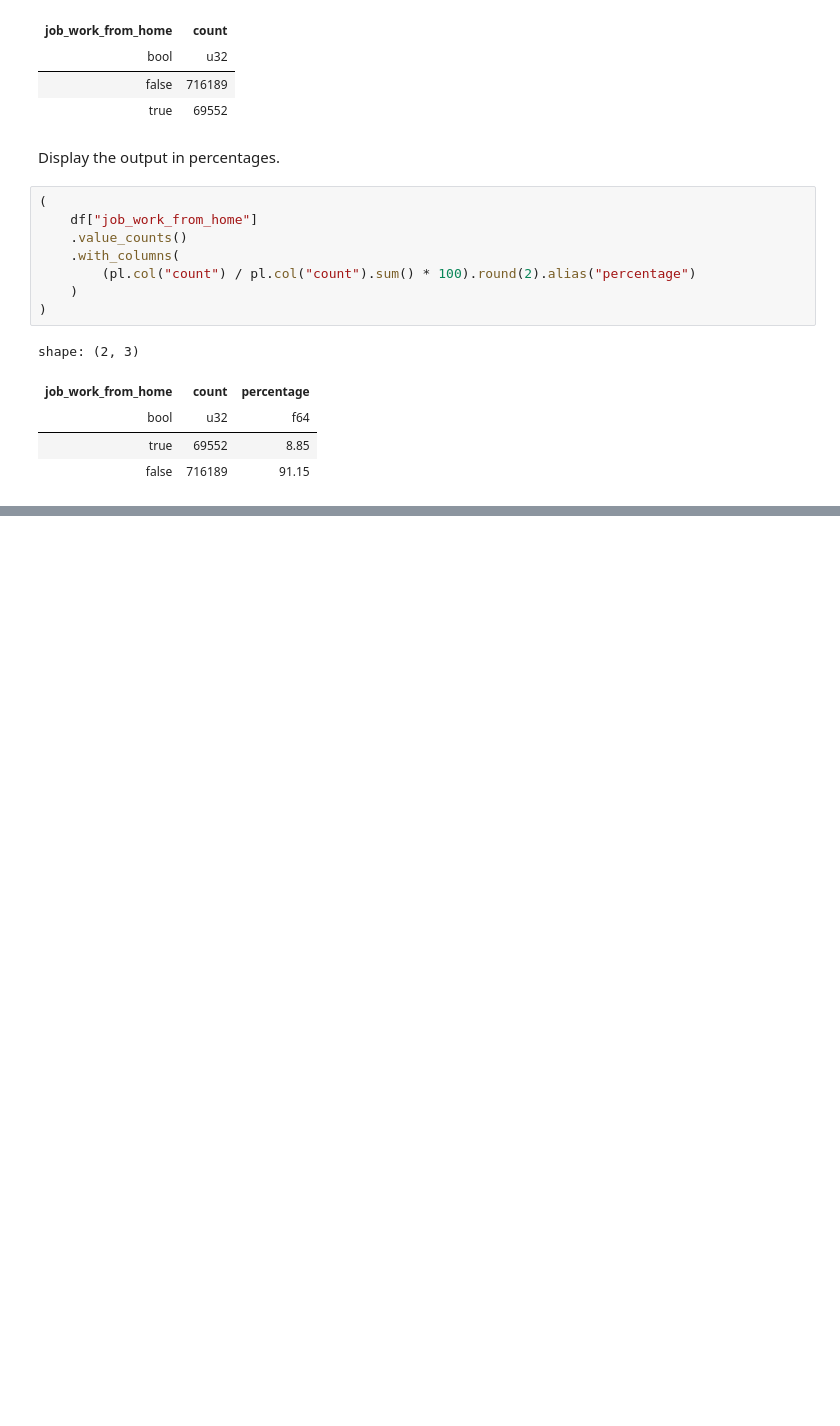
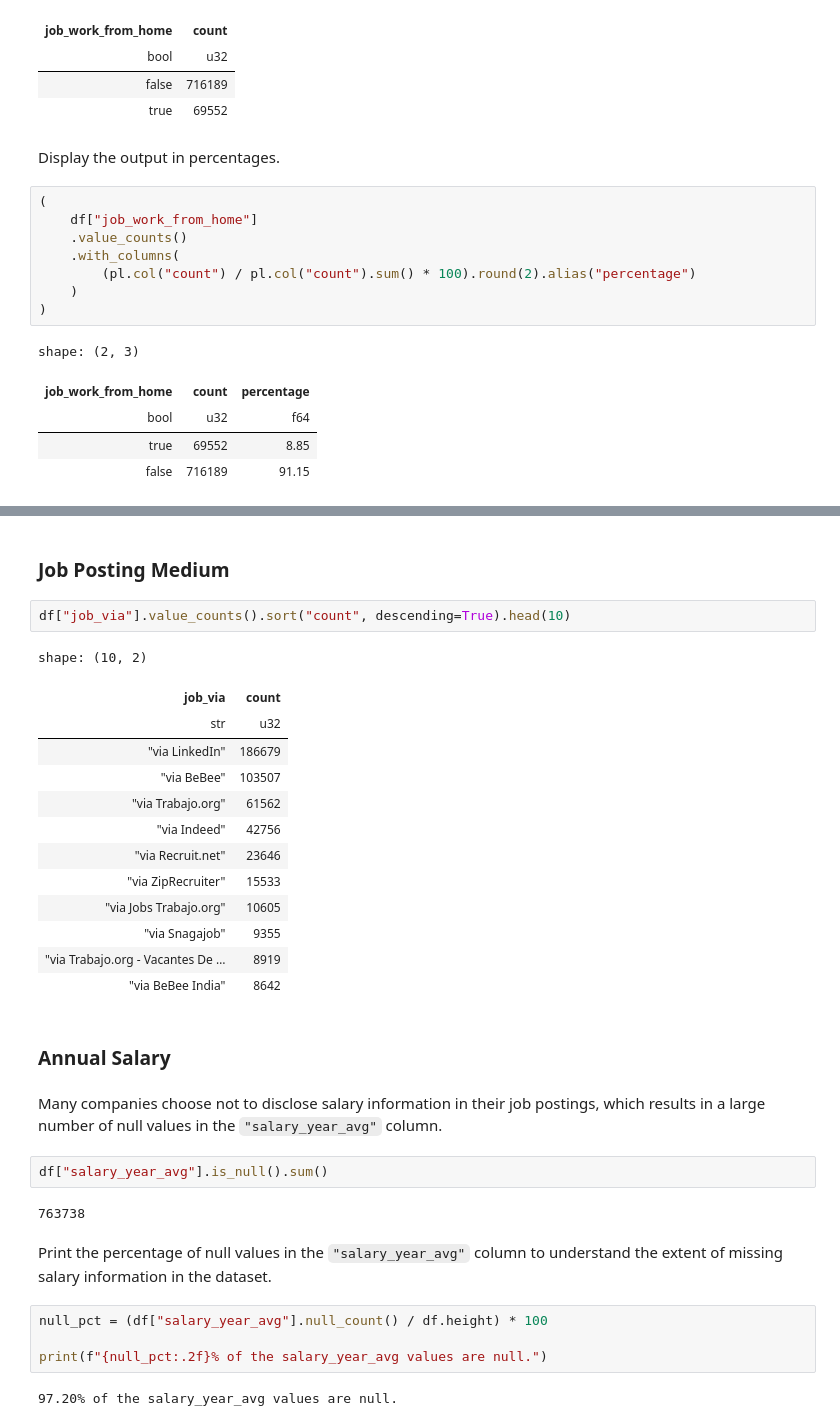
Before and after one commit to bdi593/textbook, a Jupyter notebook: content/data-job-postings/analysis.ipynb, the cells around one changed output, grey strips where cells are left out. Drawn from its saved outputs; the diff is of its cells as text; blank space fills up the shorter version.

Commit message:
Update data job postings analysis

```diff
--- a/content/data-job-postings/analysis.ipynb
+++ b/content/data-job-postings/analysis.ipynb
@@ -640,0 +682,34 @@ shape: (2, 3)
+# %% [markdown]
+### Job Posting Medium
+# %%
+df["job_via"].value_counts().sort("count", descending=True).head(10)
+# %% [output]
+shape: (10, 2)
+| job_via | count |
+| str | u32 |
+| "via LinkedIn" | 186679 |
+| "via BeBee" | 103507 |
+| "via Trabajo.org" | 61562 |
+| "via Indeed" | 42756 |
+| "via Recruit.net" | 23646 |
+| "via ZipRecruiter" | 15533 |
+| "via Jobs Trabajo.org" | 10605 |
+| "via Snagajob" | 9355 |
+| "via Trabajo.org - Vacantes De … | 8919 |
+| "via BeBee India" | 8642 |
+# %% [markdown]
+### Annual Salary
+# %% [markdown]
+Many companies choose not to disclose salary information in their job postings, which results in a large number of null values in the `"salary_year_avg"` column.
+# %%
+df["salary_year_avg"].is_null().sum()
+# %% [output]
+763738
+# %% [markdown]
+Print the percentage of null values in the `"salary_year_avg"` column to understand the extent of missing salary information in the dataset.
+# %%
+null_pct = (df["salary_year_avg"].null_count() / df.height) * 100
+
+print(f"{null_pct:.2f}% of the salary_year_avg values are null.")
+# %% [output]
+97.20% of the salary_year_avg values are null.
```
Also changed, not shown: parts of 26 cells of this notebook, 2 other files.
